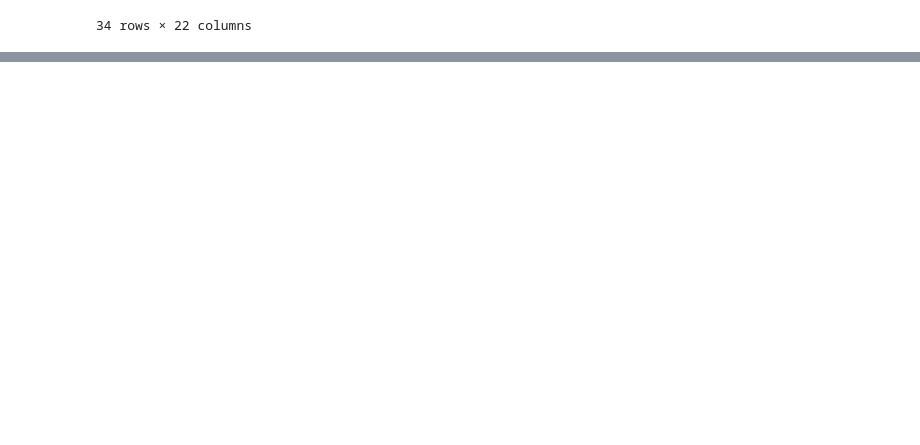
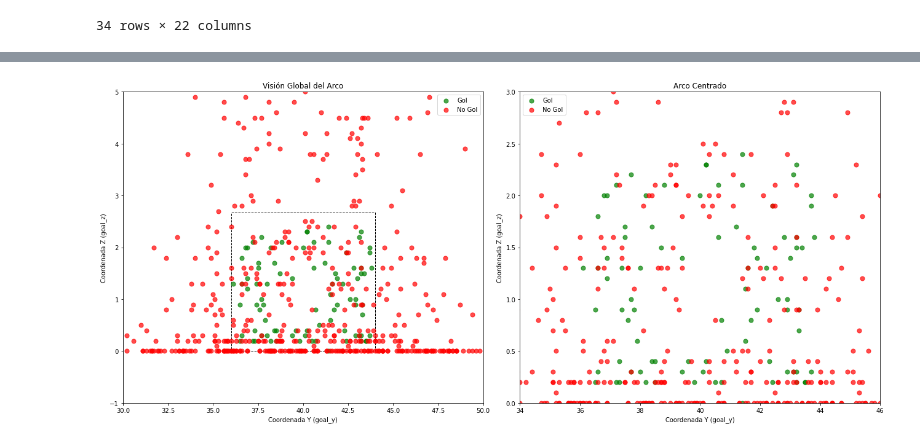
Before and after one commit to luisalawson/proyecto-TD8, a Jupyter notebook: BayerLeverkusenxG.ipynb, the cells around one changed output, grey strips where cells are left out. Saved outputs shown, nothing was run; the diff lists cells and outputs as text; code cells hidden in the pictures; blank space fills up the shorter version.

```diff
--- a/BayerLeverkusenxG.ipynb
+++ b/BayerLeverkusenxG.ipynb
@@ -91,14 +91,3 @@ clean_shots.drop('player', axis = 1, inplace = True)
 clean_shots["goal_x"] = clean_shots['shot_end_location'].apply(lambda cell: cell[0])
 clean_shots["goal_y"] = clean_shots['shot_end_location'].apply(lambda cell: cell[1])
 clean_shots["goal_z"] = clean_shots['shot_end_location'].apply(lambda cell: cell[2] if len(cell) > 2 else 0)
-# %%
-clean_shots['distance_2d'] = np.sqrt((clean_shots['goal_x'] - clean_shots['X'])**2 + (clean_shots['goal_y'] - clean_shots['Y'])**2)
-
-# Calculate 3D distance
-clean_shots['distance_3d'] = np.sqrt((clean_shots['goal_x'] - clean_shots['X'])**2 + (clean_shots['goal_y'] - clean_shots['Y'])**2 + clean_shots['goal_z']**2)
-
-# Calculate angle
-clean_shots['shot_angle'] = np.arctan(clean_shots['goal_z'] / clean_shots['distance_2d'])
-
-# Convert angle to degrees (if needed)
-clean_shots['shot_angle_degrees'] = np.degrees(clean_shots['shot_angle'])
@@ -254,0 +202,65 @@ angle          0.1854      0.065      2.860      0.004       0.058       0.312
+# %%
+import numpy as np
+import matplotlib.pyplot as plt
+import matplotlib.patches as patches
+import seaborn as sns
+import pandas as pd
+
+def dibujar_arco(ax, centered=False):
+    # Define the dimensions of the goal area
+    goal_width = 8  # Width of the goal area in meters
+    goal_height = 2.67  # Height of the goal area in meters
+    x_start = 36  # Starting x-coordinate of the goal area
+    x_end = 44  # Ending x-coordinate of the goal area
+
+    if centered:
+        x_start = 34  # Starting x-coordinate for centered view
+        x_end = 46  # Ending x-coordinate for centered view
+
+    # Add a rectangle to represent the goal area
+    rect = patches.Rectangle((x_start, 0), goal_width, goal_height, linewidth=1, edgecolor='black', facecolor='none', linestyle='--')
+    ax.add_patch(rect)
+
+def dibujar_arco_sin(ax, centered=False):
+    # Define the dimensions of the goal area
+    goal_width = 8  # Width of the goal area in meters
+    goal_height = 2.67  # Height of the goal area in meters
+
+
+
+def scatterplot_tiros(df, ax):
+    # Separate the data by goal outcome
+    goals = df[df['Goal'] == 1]
+    no_goals = df[df['Goal'] == 0]
+
+    # Plot the shots that resulted in goals
+    ax.scatter(goals['goal_y'], goals['goal_z'], color='green', label='Gol', s=50, alpha=0.7)
+
+    # Plot the shots that did not result in goals
+    ax.scatter(no_goals['goal_y'], no_goals['goal_z'], color='red', label='No Gol', s=50, alpha=0.7)
+
+    ax.set_xlabel('Coordenada Y (goal_y)')
+    ax.set_ylabel('Coordenada Z (goal_z)')
+    ax.legend()
+
+# Example usage
+fig, (ax1, ax2) = plt.subplots(1, 2, figsize=(18, 8))
+
+# Plot global view
+ax1.set_title('Visión Global del Arco')
+dibujar_arco(ax1, centered=False)
+scatterplot_tiros(clean_shots, ax1)
+ax1.set_xlim(30, 50)
+ax1.set_ylim(-1, 5)
+
+# Plot centered view
+ax2.set_title('Arco Centrado')
+dibujar_arco_sin(ax2, centered=True)
+scatterplot_tiros(clean_shots, ax2)
+ax2.set_xlim(34, 46)
+ax2.set_ylim(0, 3)
+
+plt.tight_layout()
+plt.show()
+# %% [output]
+[figure, added]
```
Also changed, not shown: parts of 7 cells of this notebook, 1 other file.
